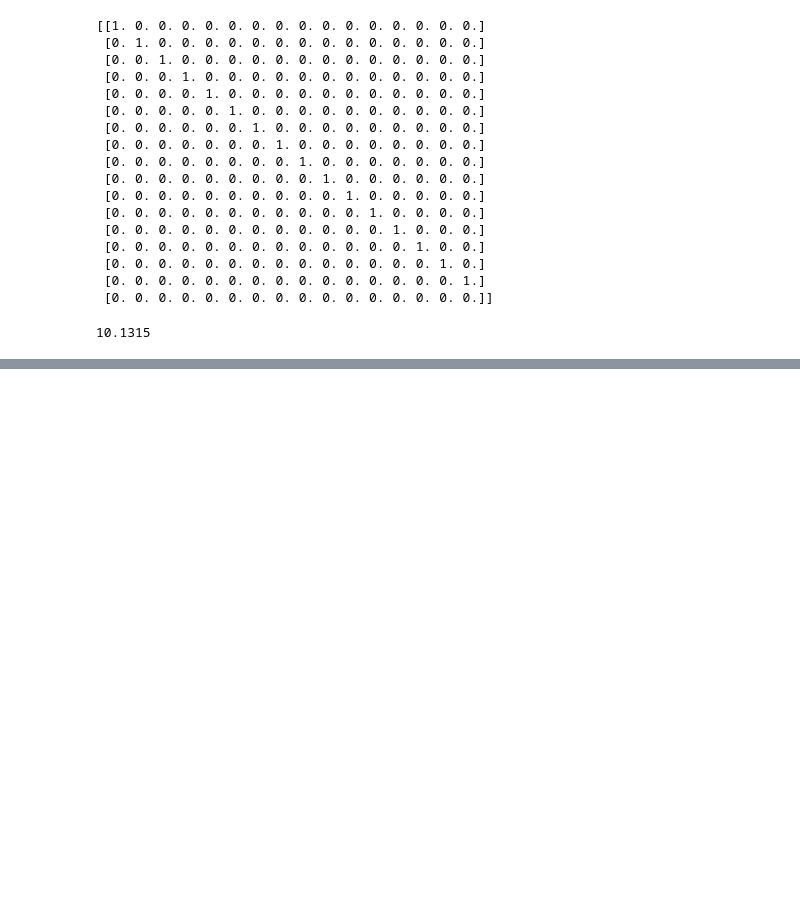
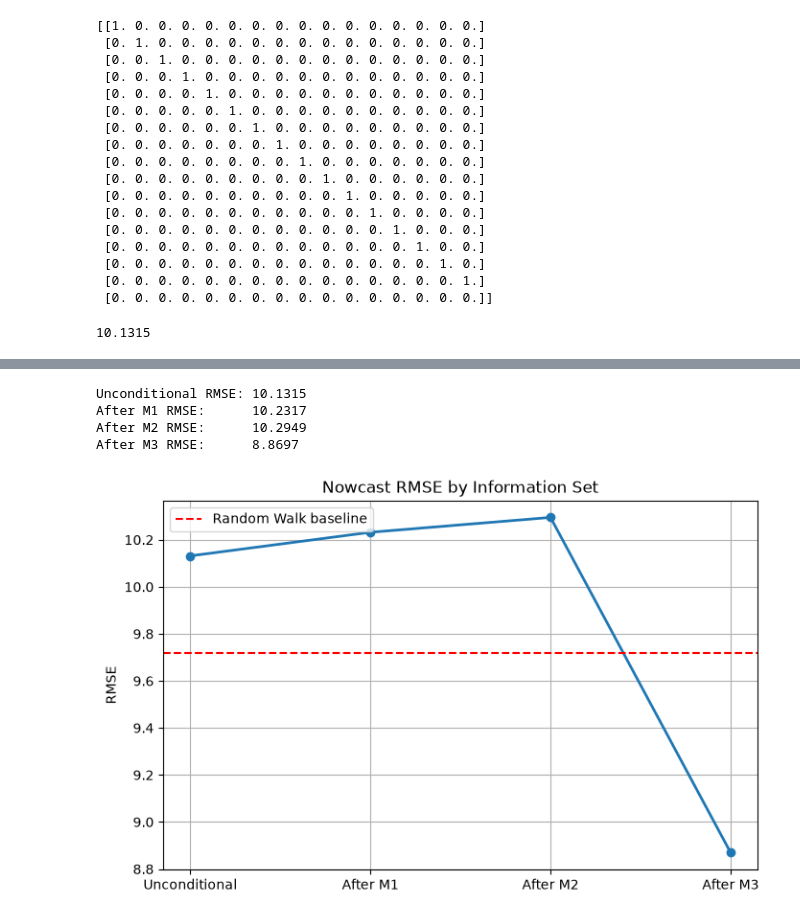
Before and after one commit to TheOnlyUnknown/india-gdp-nowcasting, a Jupyter notebook: Real-Time GDP.ipynb, the cells around one changed output, grey strips where cells are left out. Saved outputs shown, nothing was run; the diff lists cells and outputs as text; code cells hidden in the pictures; blank space fills up the shorter version.

```diff
--- a/Real-Time GDP.ipynb
+++ b/Real-Time GDP.ipynb
@@ -529,0 +532,4 @@ in steps of 0.01 (200 iterations) minimised test RMSE.
+# %%
+cols = list(train_new.columns)
+for i, col in enumerate(cols):
+    print(i, col)
@@ -529,0 +553,5 @@ in steps of 0.01 (200 iterations) minimised test RMSE.
+# %%
+m1_idx = [0, 3, 6, 9, 12]
+m2_idx = [1, 4, 7, 10, 13]
+m3_idx = [2, 5, 8, 11, 14]
+gdp_idx = 15
@@ -529,0 +603,64 @@ in steps of 0.01 (200 iterations) minimised test RMSE.
+# %%
+rmse_uncond = []
+rmse_m1 = []
+rmse_m2 = []
+rmse_m3 = []
+
+for i in range(len(test_new) - 1):
+    actual = test_new.iloc[i + 1].values
+    x_base = test_new.iloc[i].values.copy()
+
+    # Unconditional
+    y_unc = np.append(x_base, 1) @ beta_posterior
+
+    # After M1
+    x_m1 = x_base.copy()
+    x_m1[m1_idx] = actual[m1_idx]
+    y_m1 = np.append(x_m1, 1) @ beta_posterior
+
+    # After M2
+    x_m2 = x_base.copy()
+    x_m2[m1_idx] = actual[m1_idx]
+    x_m2[m2_idx] = actual[m2_idx]
+    y_m2 = np.append(x_m2, 1) @ beta_posterior
+
+    # After M3
+    x_m3 = x_base.copy()
+    x_m3[m1_idx] = actual[m1_idx]
+    x_m3[m2_idx] = actual[m2_idx]
+    x_m3[m3_idx] = actual[m3_idx]
+    y_m3 = np.append(x_m3, 1) @ beta_posterior
+
+    rmse_uncond.append((y_unc[gdp_idx] - actual[gdp_idx])**2)
+    rmse_m1.append((y_m1[gdp_idx] - actual[gdp_idx])**2)
+    rmse_m2.append((y_m2[gdp_idx] - actual[gdp_idx])**2)
+    rmse_m3.append((y_m3[gdp_idx] - actual[gdp_idx])**2)
+
+print(f"Unconditional RMSE: {np.sqrt(np.mean(rmse_uncond)):.4f}")
+print(f"After M1 RMSE:      {np.sqrt(np.mean(rmse_m1)):.4f}")
+print(f"After M2 RMSE:      {np.sqrt(np.mean(rmse_m2)):.4f}")
+print(f"After M3 RMSE:      {np.sqrt(np.mean(rmse_m3)):.4f}")
+# %% [output]
+Unconditional RMSE: 10.1315
+After M1 RMSE:      10.2317
+After M2 RMSE:      10.2949
+After M3 RMSE:      8.8697
+# %%
+scenarios = ['Unconditional', 'After M1', 'After M2', 'After M3']
+rmses = [
+    np.sqrt(np.mean(rmse_uncond)),
+    np.sqrt(np.mean(rmse_m1)),
+    np.sqrt(np.mean(rmse_m2)),
+    np.sqrt(np.mean(rmse_m3))
+]
+
+plt.figure(figsize=(8, 5))
+plt.plot(scenarios, rmses, marker='o', linewidth=2)
+plt.axhline(y=9.72, color='red', linestyle='--', label='Random Walk baseline')
+plt.ylabel('RMSE')
+plt.title('Nowcast RMSE by Information Set')
+plt.legend()
+plt.grid(True)
+plt.show()
+# %% [output]
+[figure, added]
```
Also changed, not shown: parts of 10 cells of this notebook.
